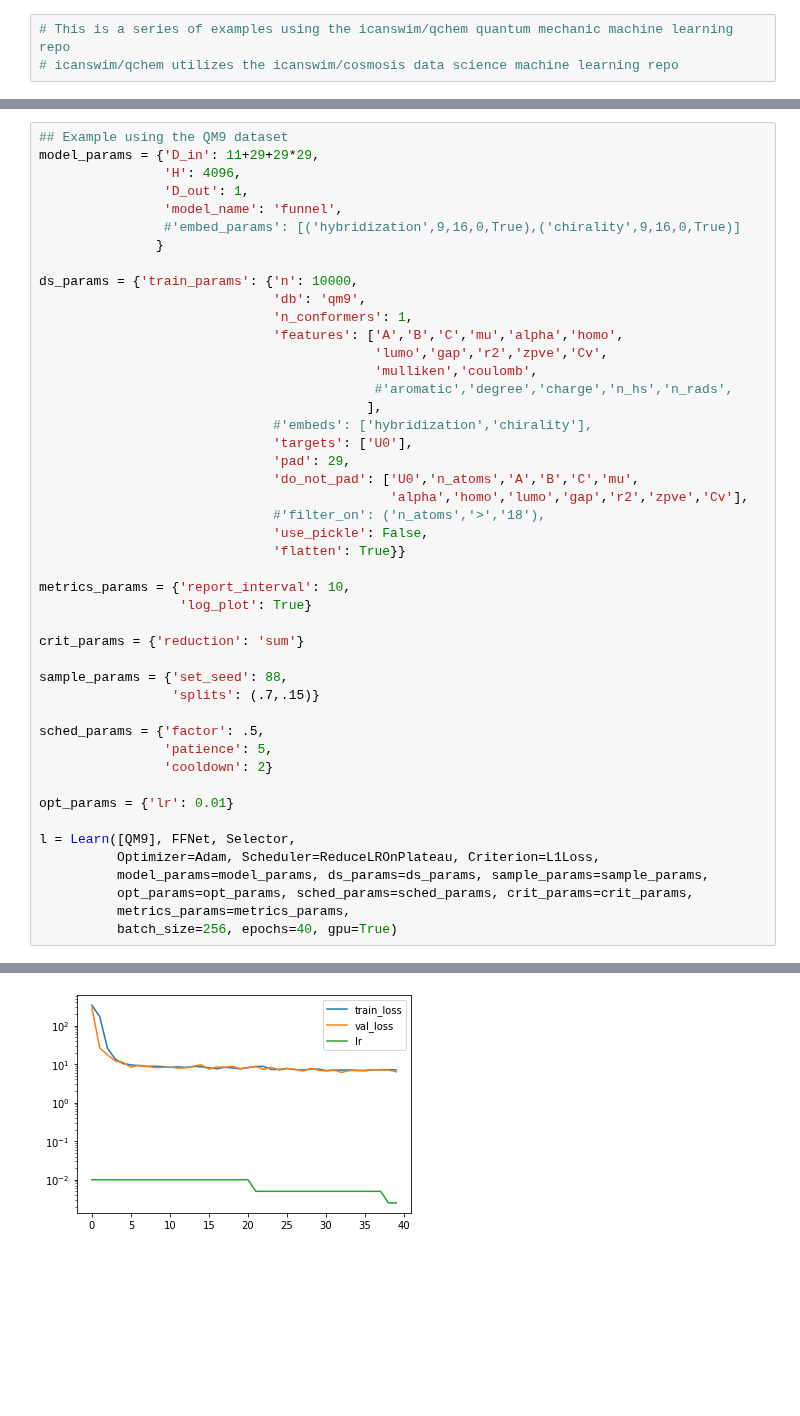
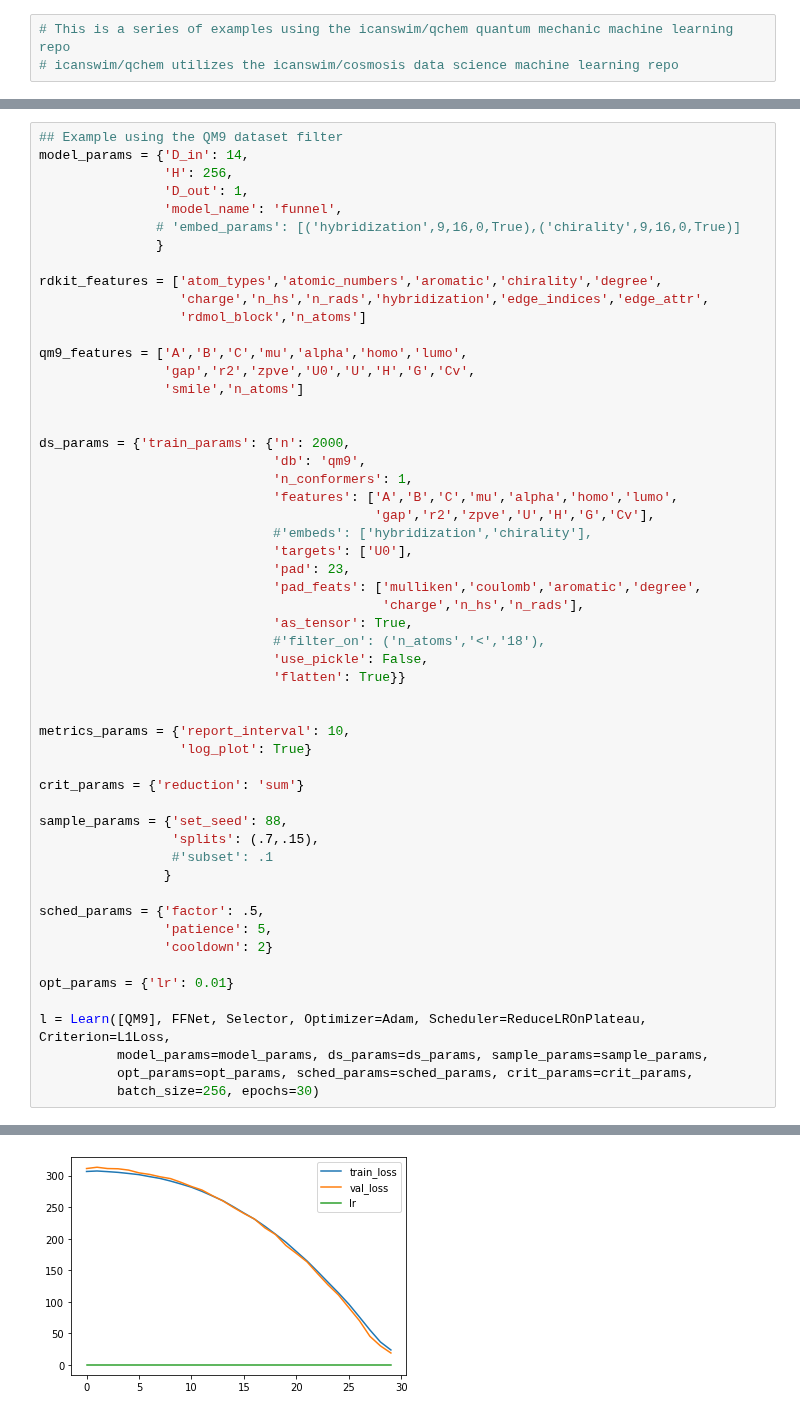
Before and after one commit to icanswim/qchem, a Jupyter notebook: experiment.ipynb, the cells around one changed output, grey strips where cells are left out. Drawn from its saved outputs; the diff is of its cells as text; blank space fills up the shorter version.

Commit message:
upgrades to datasets.  Molecule can be used as a mixin now.  Need small fix to QM7X using mixin.

```diff
--- a/experiment.ipynb
+++ b/experiment.ipynb
@@ -168,28 +224,36 @@ l = Learn([QM7X], FFNet, Selector,
 # %%
-## Example using the QM9 dataset
-model_params = {'D_in': 11+29+29*29,
-                'H': 4096,
+## Example using the QM9 dataset filter
+model_params = {'D_in': 14,
+                'H': 256,
                 'D_out': 1,
                 'model_name': 'funnel',
-                #'embed_params': [('hybridization',9,16,0,True),('chirality',9,16,0,True)]
+               # 'embed_params': [('hybridization',9,16,0,True),('chirality',9,16,0,True)]
                }
 
-ds_params = {'train_params': {'n': 10000,
+rdkit_features = ['atom_types','atomic_numbers','aromatic','chirality','degree',
+                  'charge','n_hs','n_rads','hybridization','edge_indices','edge_attr',
+                  'rdmol_block','n_atoms']
+
+qm9_features = ['A','B','C','mu','alpha','homo','lumo',
+                'gap','r2','zpve','U0','U','H','G','Cv',
+                'smile','n_atoms']
+
+
+ds_params = {'train_params': {'n': 2000,
                               'db': 'qm9',
                               'n_conformers': 1,
-                              'features': ['A','B','C','mu','alpha','homo',
-                                           'lumo','gap','r2','zpve','Cv',
-                                           'mulliken','coulomb',
-                                           #'aromatic','degree','charge','n_hs','n_rads',
-                                          ],
+                              'features': ['A','B','C','mu','alpha','homo','lumo',
+                                           'gap','r2','zpve','U','H','G','Cv'],
                               #'embeds': ['hybridization','chirality'],
                               'targets': ['U0'],
-                              'pad': 29,
-                              'do_not_pad': ['U0','n_atoms','A','B','C','mu',
-                                             'alpha','homo','lumo','gap','r2','zpve','Cv'],
-                              #'filter_on': ('n_atoms','>','18'),
+                              'pad': 23,
+                              'pad_feats': ['mulliken','coulomb','aromatic','degree',
+                                            'charge','n_hs','n_rads'],
+                              'as_tensor': True,
+                              #'filter_on': ('n_atoms','<','18'),
                               'use_pickle': False,
                               'flatten': True}}
+
 
 metrics_params = {'report_interval': 10,
                   'log_plot': True}
@@ -197,7 +261,9 @@ metrics_params = {'report_interval': 10,
 crit_params = {'reduction': 'sum'}
 
 sample_params = {'set_seed': 88,
-                 'splits': (.7,.15)}
+                 'splits': (.7,.15),
+                 #'subset': .1
+                }
 
 sched_params = {'factor': .5,
                 'patience': 5,
@@ -205,12 +271,10 @@ sched_params = {'factor': .5,
 
 opt_params = {'lr': 0.01}
 
-l = Learn([QM9], FFNet, Selector,
-          Optimizer=Adam, Scheduler=ReduceLROnPlateau, Criterion=L1Loss,
+l = Learn([QM9], FFNet, Selector, Optimizer=Adam, Scheduler=ReduceLROnPlateau, Criterion=L1Loss,
           model_params=model_params, ds_params=ds_params, sample_params=sample_params,
           opt_params=opt_params, sched_params=sched_params, crit_params=crit_params,
-          metrics_params=metrics_params,
-          batch_size=256, epochs=40, gpu=True)
+          batch_size=256, epochs=30)
 # %% [output]
 creating QM9 dataset...
 molecules scanned:  1
@@ -232,2 +296,2 @@ learning time: 0:00:42.869138
-[figure, old version]
+[figure, new version]
 # %%
```
Also changed, not shown: parts of 10 cells of this notebook, 1 other file.
